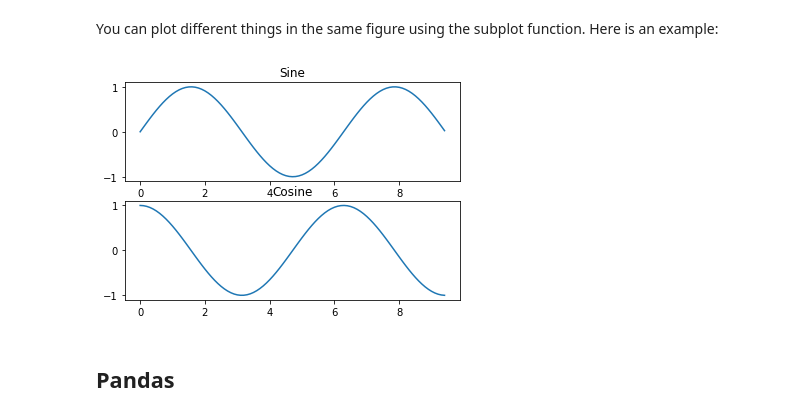
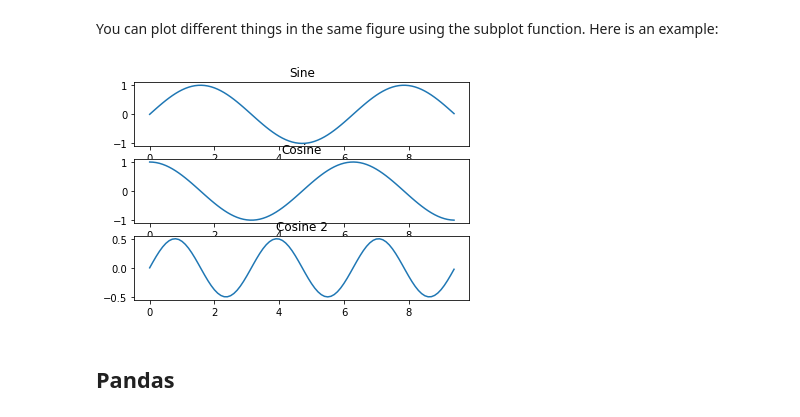
Before and after one commit to julianfbeck/ML-Uebungen, a Jupyter notebook: Aufgabenblatt 1/Aufgabenblatt 1b - Python for Machine Learning - PyData Stack - Exercise.ipynb, the cells around one changed output. Cells and saved outputs as stored; diff of their text form; code cells hidden in the pictures.

```diff
--- a/Aufgabenblatt 1/Aufgabenblatt 1b - Python for Machine Learning - PyData Stack - Exercise.ipynb
+++ b/Aufgabenblatt 1/Aufgabenblatt 1b - Python for Machine Learning - PyData Stack - Exercise.ipynb
@@ -631,26 +769,29 @@ You can plot different things in the same figure using the subplot function. Her
 # %%
 # Compute the x and y coordinates for points on sine and cosine curves
 x = np.arange(0, 3 * np.pi, 0.1)
 y_sin = np.sin(x)
 y_cos = np.cos(x)
 
 # Set up a subplot grid that has height 2 and width 1,
 # and set the first such subplot as active.
-plt.subplot(2, 1, 1)
+plt.subplot(3, 1, 1)
 
 # Make the first plot
 plt.plot(x, y_sin)
 plt.title('Sine')
 
 # Set the second subplot as active, and make the second plot.
-plt.subplot(2, 1, 2)
+plt.subplot(3, 1, 2)
 plt.plot(x, y_cos)
 plt.title('Cosine')
 
+plt.subplot(3, 1, 3)
+plt.plot(x, y_cos* y_sin)
+plt.title('Cosine 2')
 # Show the figure.
 plt.show()
 # %% [output]
-[figure, old version]
+[figure, new version]
 # %% [markdown]
 ## Pandas
 # %% [markdown]
```
Also changed, not shown: parts of 55 cells of this notebook, 2 other files.
